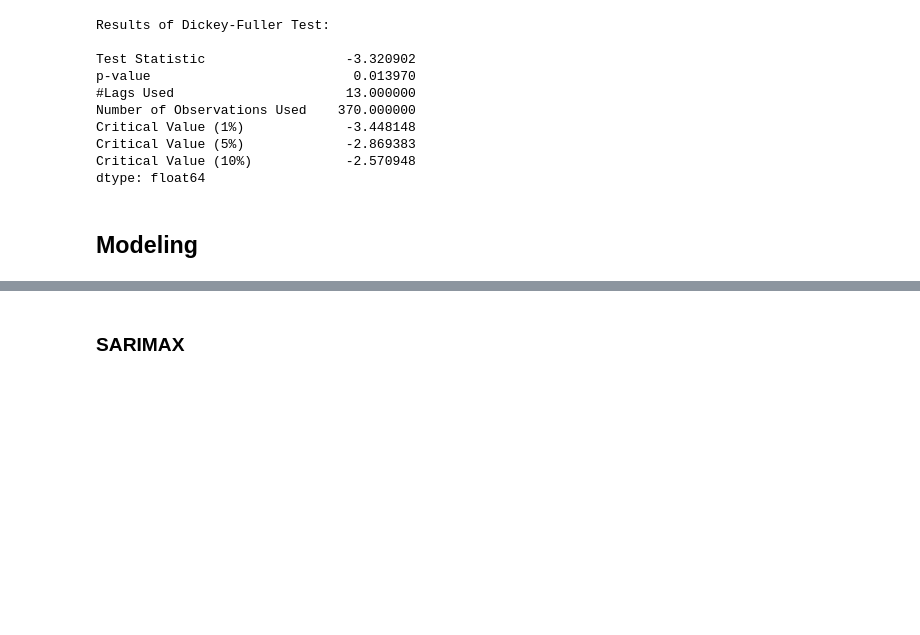
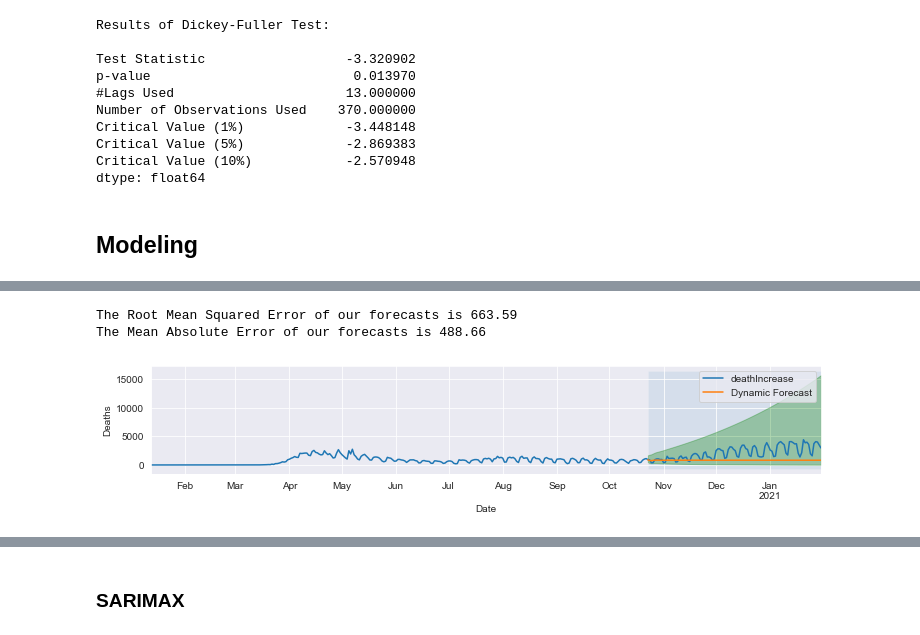
Before and after one commit to ghcn345/Coronavirus-Prediction, a Jupyter notebook: project_coronavirus.ipynb, the cells around one changed output, grey strips where cells are left out. Drawn from its saved outputs; the diff is of its cells as text; code cells hidden in the pictures; blank space fills up the shorter version.

```diff
--- a/project_coronavirus.ipynb
+++ b/project_coronavirus.ipynb
@@ -317,0 +391,33 @@ dtype: float64
+# %%
+# Get the real and predicted values
+deaths_forecasted = np.exp(pred.predicted_mean)
+deaths_truth = deaths[-100:]
+
+train_mae_death_amx = mean_absolute_error(deaths_forecasted, deaths.deathIncrease[-100:])
+# %% [output]
+The Root Mean Squared Error of our forecasts is 663.59
+The Mean Absolute Error of our forecasts is 488.66
+# %%
+# Get dynamic predictions with confidence intervals as above
+pred_dynamic = output.get_prediction(start=deaths.index[-100], dynamic=True, full_results=True)
+pred_dynamic_conf = pred_dynamic.conf_int(alpha=0.1)
+# %%
+# Plot the dynamic forecast with confidence intervals.
+
+ax = deaths.plot(label='observed')
+np.exp(pred_dynamic.predicted_mean).plot(label='Dynamic Forecast', ax=ax)
+
+ax.fill_between(pred_dynamic_conf.index,
+                np.exp(pred_dynamic_conf.iloc[:, 0]),
+                np.exp(pred_dynamic_conf.iloc[:, 1]), color='g', alpha=.3)
+
+ax.fill_betweenx(ax.get_ylim(), deaths.index[-100], deaths_forecasted.index[-1], alpha=.1, zorder=-1)
+
+ax.set_xlabel('Date')
+ax.set_ylabel('Deaths')
+# ax.set_xlim(left=deaths.index[-90], right=deaths.index[-1])
+
+plt.legend()
+plt.show()
+# %% [output]
+[figure, added]
```
Also changed, not shown: parts of 13 cells of this notebook, 2 other files.
